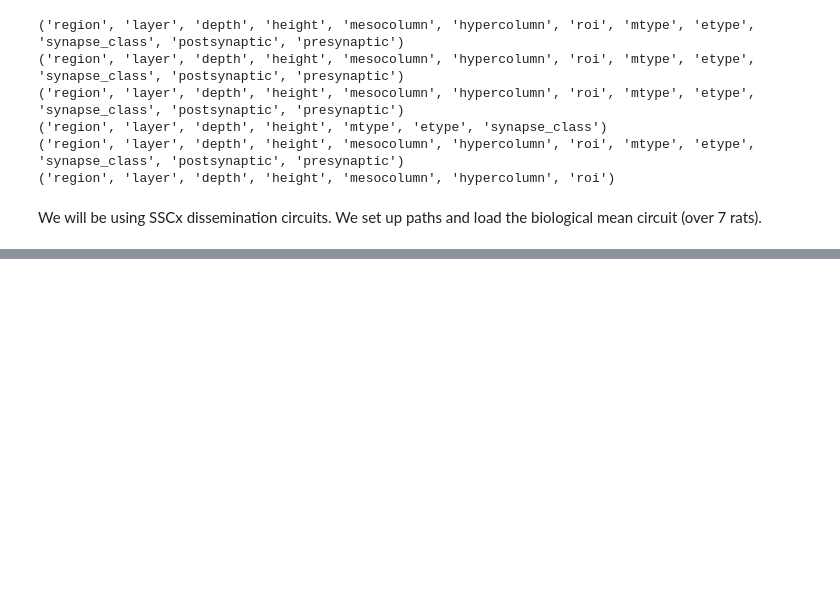
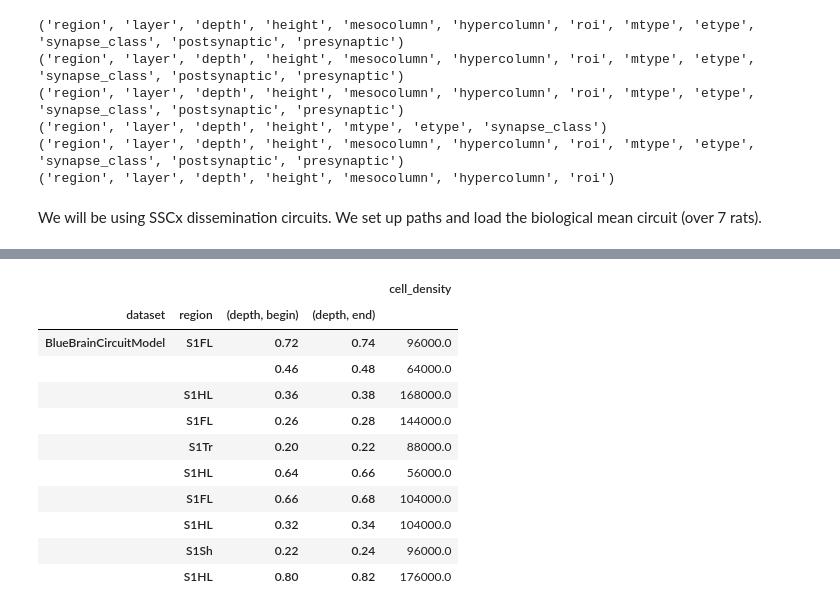
Before and after one commit to BlueBrain/DMT, a Jupyter notebook: v2/neuro_dmt/library/users/visood/sscx_dissemination/composition_suite.ipynb, the cells around one changed output, grey strips where cells are left out. Drawn from its saved outputs; the diff is of its cells as text; code cells hidden in the pictures; blank space fills up the shorter version.

```diff
--- a/v2/neuro_dmt/library/users/visood/sscx_dissemination/composition_suite.ipynb
+++ b/v2/neuro_dmt/library/users/visood/sscx_dissemination/composition_suite.ipynb
@@ -88,7 +112,6 @@ cell_density_measurement =\
         .analysis_cell_density_by_depth_using_sampling\
         .get_measurement(
             circuit_bio_m,
-            adapter,
-            sample_size=1)
+            adapter)
 print(cell_density_measurement["data"].shape)
 cell_density_measurement["data"].head()
@@ -95,2 +159,15 @@ cell_density_measurement["data"].head()
 # %%
-cell_density_measurement["data"].head()
+cell_density_measurement["data"].sample(n=10)
+# %% [output]
+|  |  |  |  | cell_density |
+| dataset | region | (depth, begin) | (depth, end) |  |
+| BlueBrainCircuitModel | S1FL | 0.72 | 0.74 | 96000.0 |
+|  |  | 0.46 | 0.48 | 64000.0 |
+|  | S1HL | 0.36 | 0.38 | 168000.0 |
+|  | S1FL | 0.26 | 0.28 | 144000.0 |
+|  | S1Tr | 0.20 | 0.22 | 88000.0 |
+|  | S1HL | 0.64 | 0.66 | 56000.0 |
+|  | S1FL | 0.66 | 0.68 | 104000.0 |
+|  | S1HL | 0.32 | 0.34 | 104000.0 |
+|  | S1Sh | 0.22 | 0.24 | 96000.0 |
+|  | S1HL | 0.80 | 0.82 | 176000.0 |
```
Also changed, not shown: parts of 8 cells of this notebook, 2 other files.
